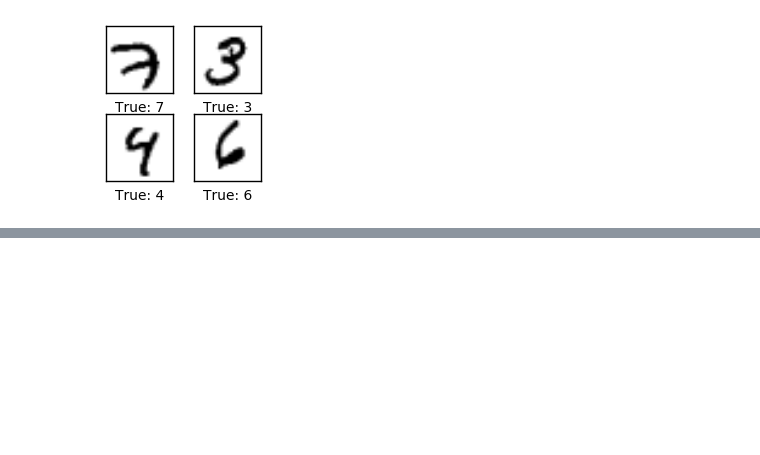
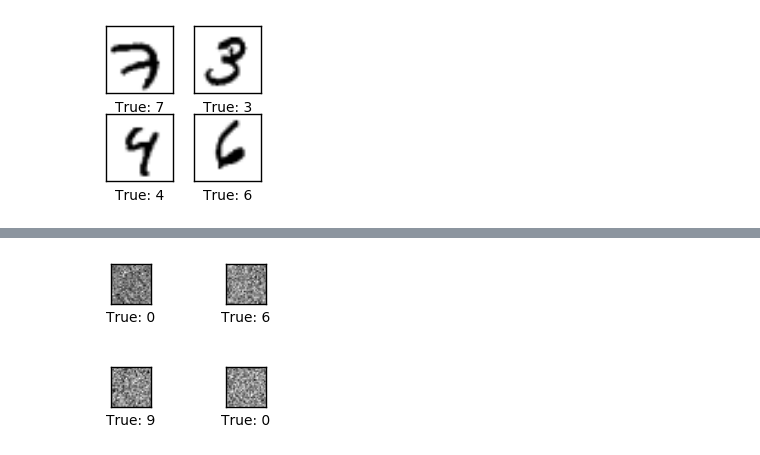
Before and after one commit to aboarya/xiaonet, a Jupyter notebook: XiaoNet.ipynb, the cells around one changed output, grey strips where cells are left out. Drawn from its saved outputs; the diff is of its cells as text; code cells hidden in the pictures; blank space fills up the shorter version.

```diff
--- a/XiaoNet.ipynb
+++ b/XiaoNet.ipynb
@@ -63,6 +94,4 @@ b2 = np.random.normal(0.0, pow(10, -0.5), (BATCH_SIZE, P))
 # %%
-batch_x, batch_y = dataset.train.next_batch(BATCH_SIZE)
-
 x = Input(w1, b1)
 
 h = Hidden(x, w2, b2)
@@ -73,16 +102,8 @@ h = Hidden(x, w2, b2)
 
 g = Softmax(h)
 
-distance = CrossEntropy(g) # numpy.mean(CrossEntropy) over BATCH SIZE
+cost = CrossEntropy(g) # numpy.mean(CrossEntropy) over BATCH SIZE
 
-for i in range(EPOCHS):
-
-    for step in range(steps):
-
-        batch_x, batch_y = dataset.train.next_batch(BATCH_SIZE)
-
-        loss = train_SGD({x: batch_x}, batch_y, [w1, b1, w2, b2])
-
-        if step % 10 == 0:
-            print("EPOCH {} step {} loss {}".format(i, step, loss))
+print("beginning training\n")
+train_data()
 # %% [output]
@@ -106,0 +162,6 @@ KeyboardInterrupt:
+# %%
+images = np.array([img[:,0] for img in w1[0:4]])
+labels = np.array([label.argmax() for label in dataset.test.labels[10:14]])
+plot_images(images,labels)
+# %% [output]
+[figure, added]
```
Also changed, not shown: parts of 10 cells of this notebook, 1 other file.
